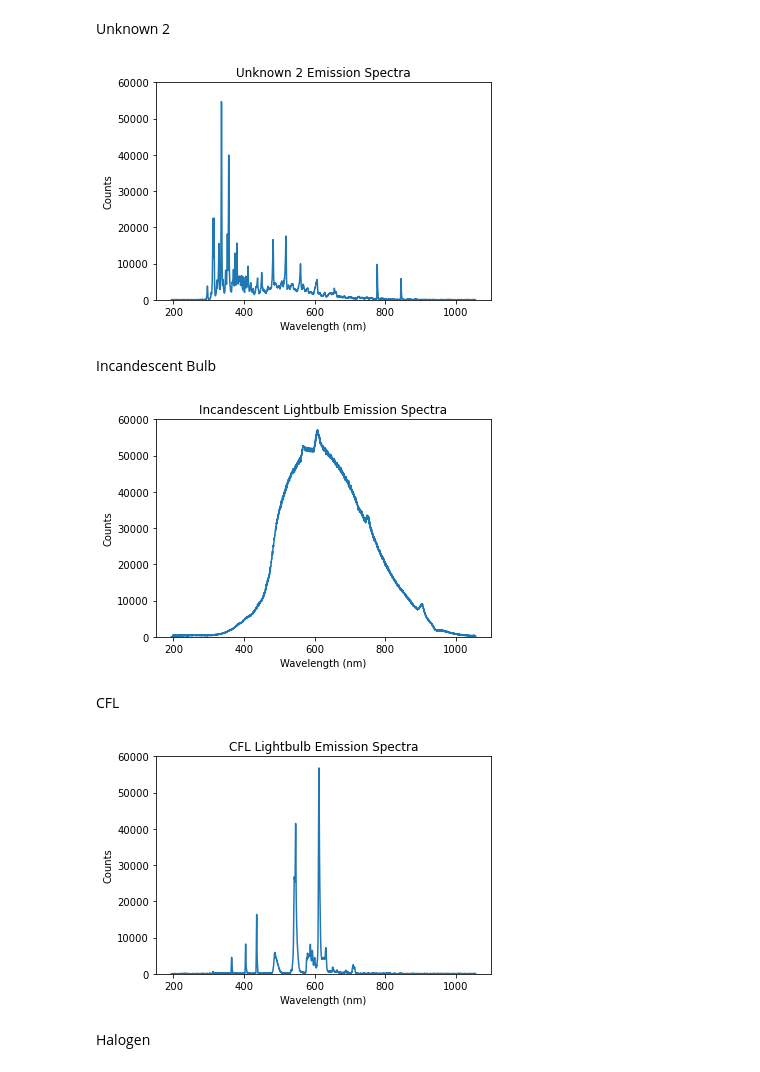
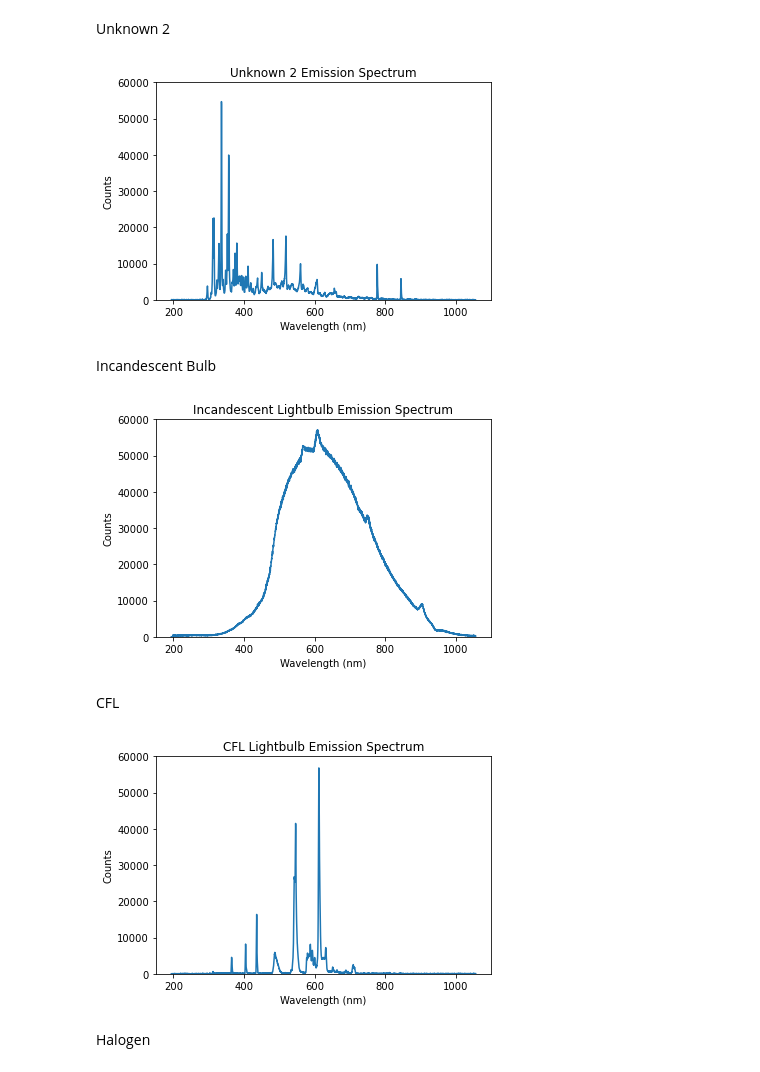
Before and after one commit to RandyChen233/AE460-aerodynamics-propulsion-Lab, a Jupyter notebook: lab5/Data Processing.ipynb, the cells around one changed output. Drawn from its saved outputs; the diff is of its cells as text; code cells hidden in the pictures.

```diff
--- a/lab5/Data Processing.ipynb
+++ b/lab5/Data Processing.ipynb
@@ -70,13 +70,13 @@ unknown2_back=pd.read_excel('lab5_data.xlsx', sheet_name='unknown2_background')
 unknown2['emission']=unknown2['Unnamed: 1']-unknown2_back['Unnamed: 1']
 # %%
 plt.plot(unknown2['FLMT04185_1:101'], unknown2['emission'])
-plt.title('Unknown 2 Emission Spectra')
+plt.title('Unknown 2 Emission Spectrum')
 plt.xlabel('Wavelength (nm)')
 plt.ylabel('Counts')
 plt.ylim([0, 60000])
-#plt.savefig('Unknown2_Emission.png')
+plt.savefig('Unknown2_Emission.png')
 # %% [output]
-[figure, old version]
+[figure, new version]
 # %% [markdown]
 Incandescent Bulb
 # %%
@@ -85,13 +85,13 @@ incandescent_back=pd.read_excel('lab5_data.xlsx', sheet_name='incandescent light
 incandescent['emission']=incandescent['Unnamed: 1']-incandescent_back['Unnamed: 1']
 # %%
 plt.plot(incandescent['FLMT04185_1:101'], incandescent['emission'])
-plt.title('Incandescent Lightbulb Emission Spectra')
+plt.title('Incandescent Lightbulb Emission Spectrum')
 plt.xlabel('Wavelength (nm)')
 plt.ylabel('Counts')
 plt.ylim([0, 60000])
-#plt.savefig('Incandescent_Emission.png')
+plt.savefig('Incandescent_Emission.png')
 # %% [output]
-[figure, old version]
+[figure, new version]
 # %% [markdown]
 CFL
 # %%
@@ -100,13 +100,13 @@ CFL_back=pd.read_excel('lab5_data.xlsx', sheet_name='CFL_background')
 CFL['emission']=CFL['Unnamed: 1']-CFL_back['Unnamed: 1']
 # %%
 plt.plot(CFL['FLMT04185_1:101'], CFL['emission'])
-plt.title('CFL Lightbulb Emission Spectra')
+plt.title('CFL Lightbulb Emission Spectrum')
 plt.xlabel('Wavelength (nm)')
 plt.ylabel('Counts')
 plt.ylim([0, 60000])
-#plt.savefig('CFL_Emission.png')
+plt.savefig('CFL_Emission.png')
 # %% [output]
-[figure, old version]
+[figure, new version]
 # %% [markdown]
 Halogen
 # %%
```
Also changed, not shown: parts of 7 cells of this notebook, 10 other files.
